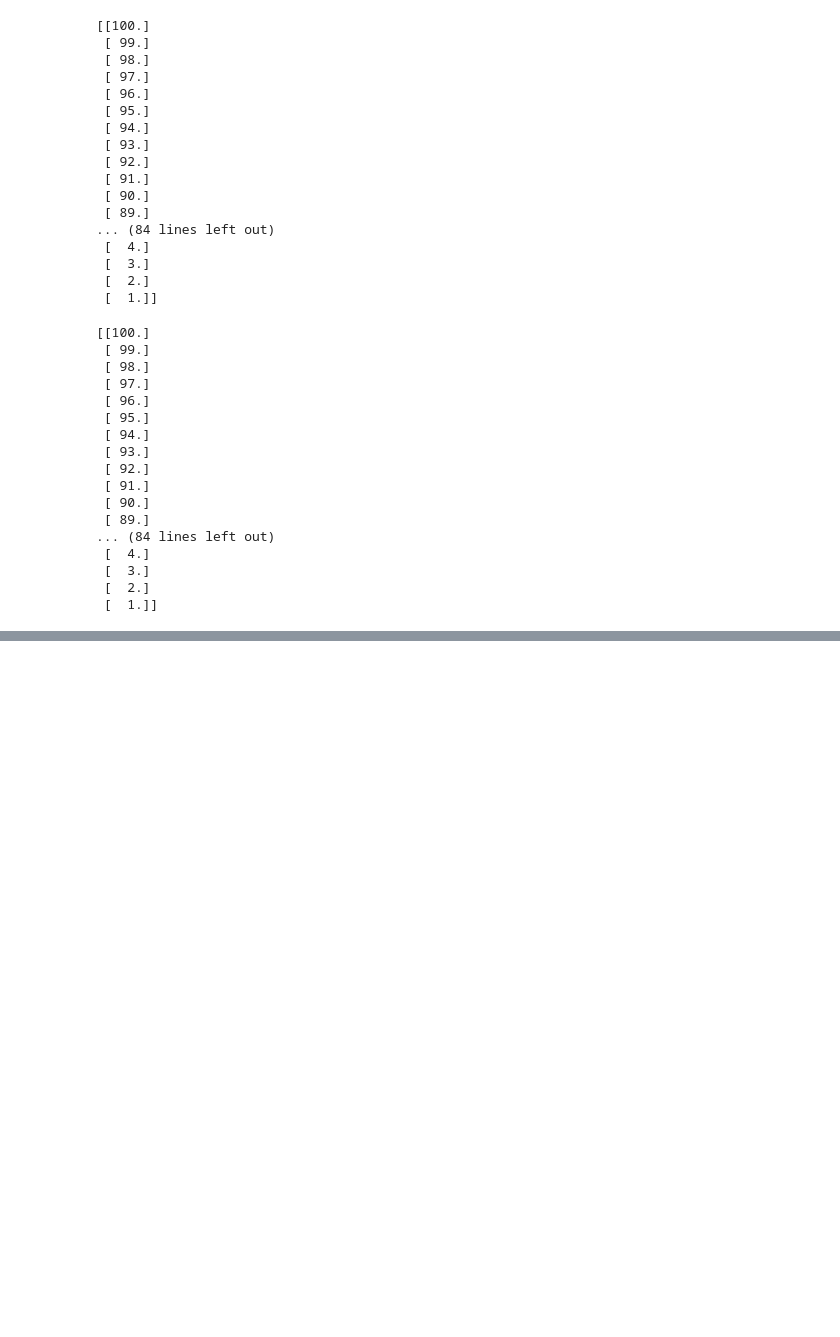
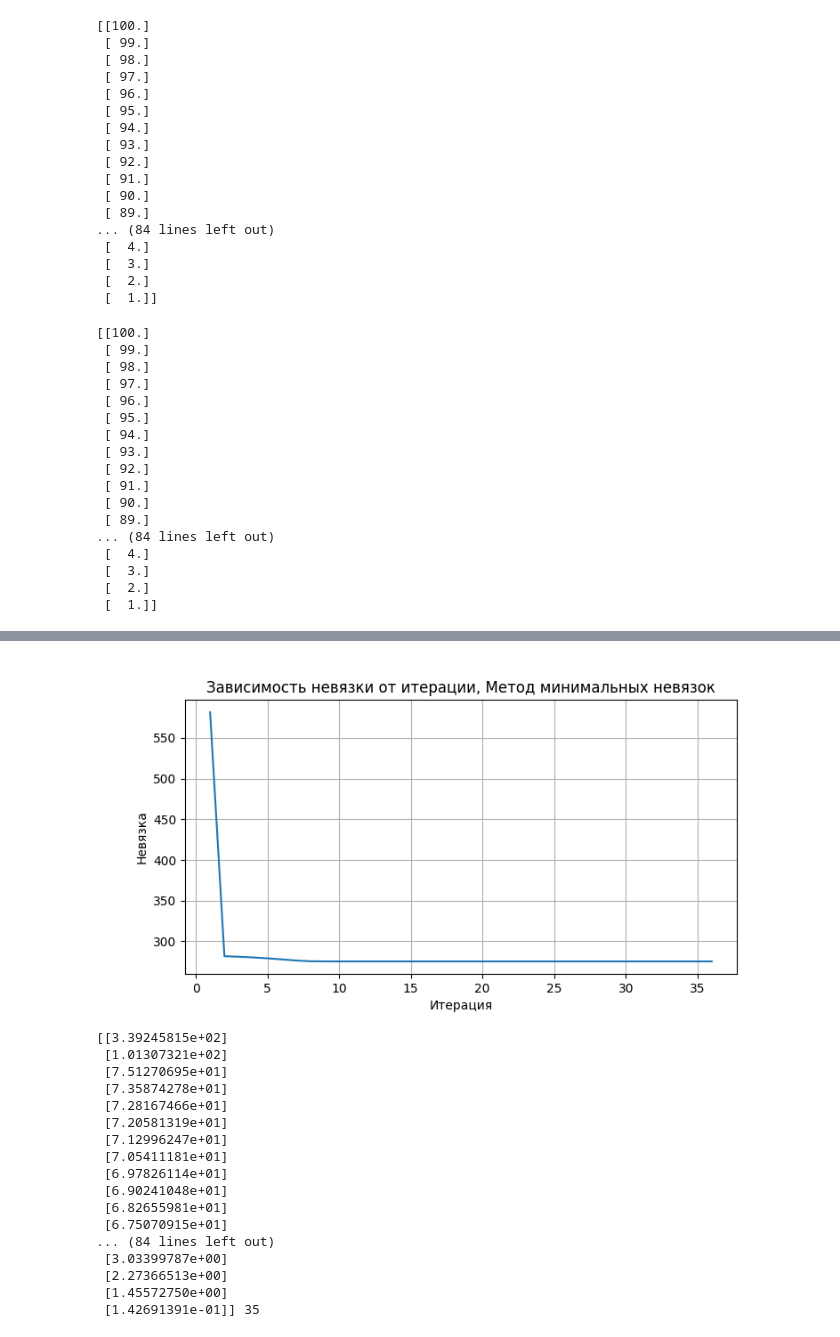
Before and after one commit to 4EFI/Computational-Maths, a Jupyter notebook: Lab2/work.ipynb, the cells around one changed output, grey strips where cells are left out. Cells and saved outputs as stored; diff of their text form; code cells hidden in the pictures; blank space fills up the shorter version.

```diff
--- a/Lab2/work.ipynb
+++ b/Lab2/work.ipynb
@@ -318,6 +311,8 @@ def seidel(A, F, u0, eps=1e-6, max_iter=100):
         if np.linalg.norm(u - u_prev) < eps:
             break
 
+    plot_r(r_arr, "Метод Зейделя")
+
     return u, k
 # %%
 u0 = np.zeros((n, 1))
@@ -489,0 +467,62 @@ def show_plot(h, func, derivative_func, func_name):
+# %%
+def minimal_residuals(A, F, u0, eps=1e-6, max_iter=100):
+    """
+    Реализует метод минимальных невязок для решения системы Au = F.
+
+    Args:
+        A:          Матрица коэффициентов системы (numpy.ndarray).
+        F:          Вектор свободных членов (numpy.ndarray).
+        u0:         Начальное приближение к решению.
+        eps:        Точность, с которой ищется решение.
+        max_iter:   Максимальное количество итераций.
+
+    Returns:
+        Вектор решений системы (numpy.ndarray) или None.
+        Количество выполненных итераций.
+    """
+
+    n = A.shape[0]
+    u = u0.copy()
+
+    r_arr = []
+
+    for k in range(max_iter):
+        r = F - np.dot(A, u)
+        r_arr.append(np.linalg.norm(r))
+
+        p = np.dot(A.T, r)
+        tau = np.dot(p.T, r) / np.dot(p.T, p)
+
+        u_prev = u.copy()
+        u = u_prev + tau * r
+
+        if np.linalg.norm(u - u_prev) < eps:
+            break
+
+    plot_r(r_arr, "Метод минимальных невязок")
+
+    return u, k
+# %%
+u0 = np.zeros((n, 1))
+u, k = minimal_residuals(A, F, u0)
+
+print(np.dot(A, u), k)
+# %% [output]
+[figure, added]
+[[3.39245815e+02]
+ [1.01307321e+02]
+ [7.51270695e+01]
+ [7.35874278e+01]
+ [7.28167466e+01]
+ [7.20581319e+01]
+ [7.12996247e+01]
+ [7.05411181e+01]
+ [6.97826114e+01]
+ [6.90241048e+01]
+ [6.82655981e+01]
+ [6.75070915e+01]
+... (84 lines left out)
+ [3.03399787e+00]
+ [2.27366513e+00]
+ [1.45572750e+00]
+ [1.42691391e-01]] 35
```
Also changed, not shown: parts of 10 cells of this notebook.
